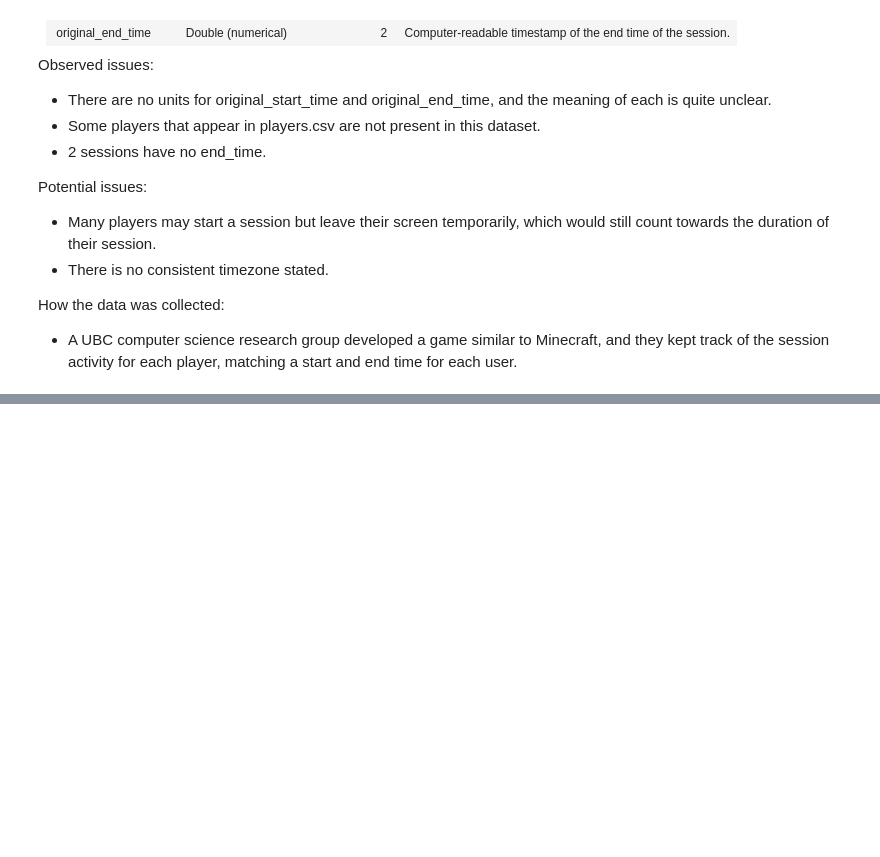
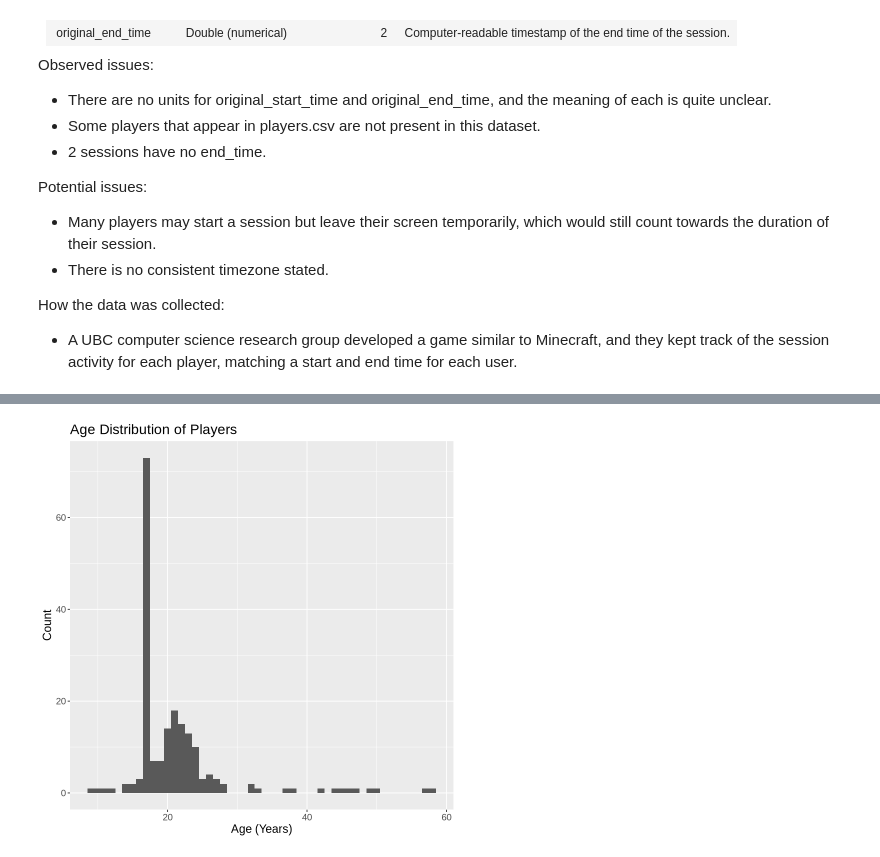
Before and after one commit to nick-xing23/ubiquitous-robot, a Jupyter notebook: Individual Planning Stage.ipynb, the cells around one changed output, grey strips where cells are left out. Cells and saved outputs as stored; diff of their text form; code cells hidden in the pictures; blank space fills up the shorter version.

```diff
--- a/Individual Planning Stage.ipynb
+++ b/Individual Planning Stage.ipynb
@@ -28,4 +13,7 @@ ERROR: Error in file(filename, "r", encoding = encoding): cannot open the connec
 # %%
+players <- read_csv("players.csv", show_col_types = FALSE)
+sessions <- read_csv("sessions.csv", show_col_types = FALSE)
+
 read_csv("players.csv", show_col_types = FALSE)
 read_csv("sessions.csv", show_col_types = FALSE)
 # %% [output]
@@ -113,0 +138,5 @@ Can a player's Age and experience level predict whether or not they will subscri
+# %%
+players_wrangled <- players |>
+mutate(gender = factor(gender, levels = c("Male", "Female", "Non-binary", "Agender", "Prefer not to say", "Other", "Two-Spirited")),
+    experience = factor(experience, levels = c("Beginner", "Amateur", "Regular", "Pro", "Veteran")))
+players_wrangled
@@ -113,0 +170,8 @@ Can a player's Age and experience level predict whether or not they will subscri
+# %%
+ggplot(players_wrangled, aes(x = Age)) +
+geom_histogram(binwidth = 1) +
+labs(title = "Age Distribution of Players",
+     x = "Age (Years)",
+     y = "Count") +
+theme(text = element_text(size = 14))
+# %% [output]
@@ -113,0 +180 @@ Can a player's Age and experience level predict whether or not they will subscri
+[figure, added]
```
Also changed, not shown: parts of 10 cells of this notebook.
